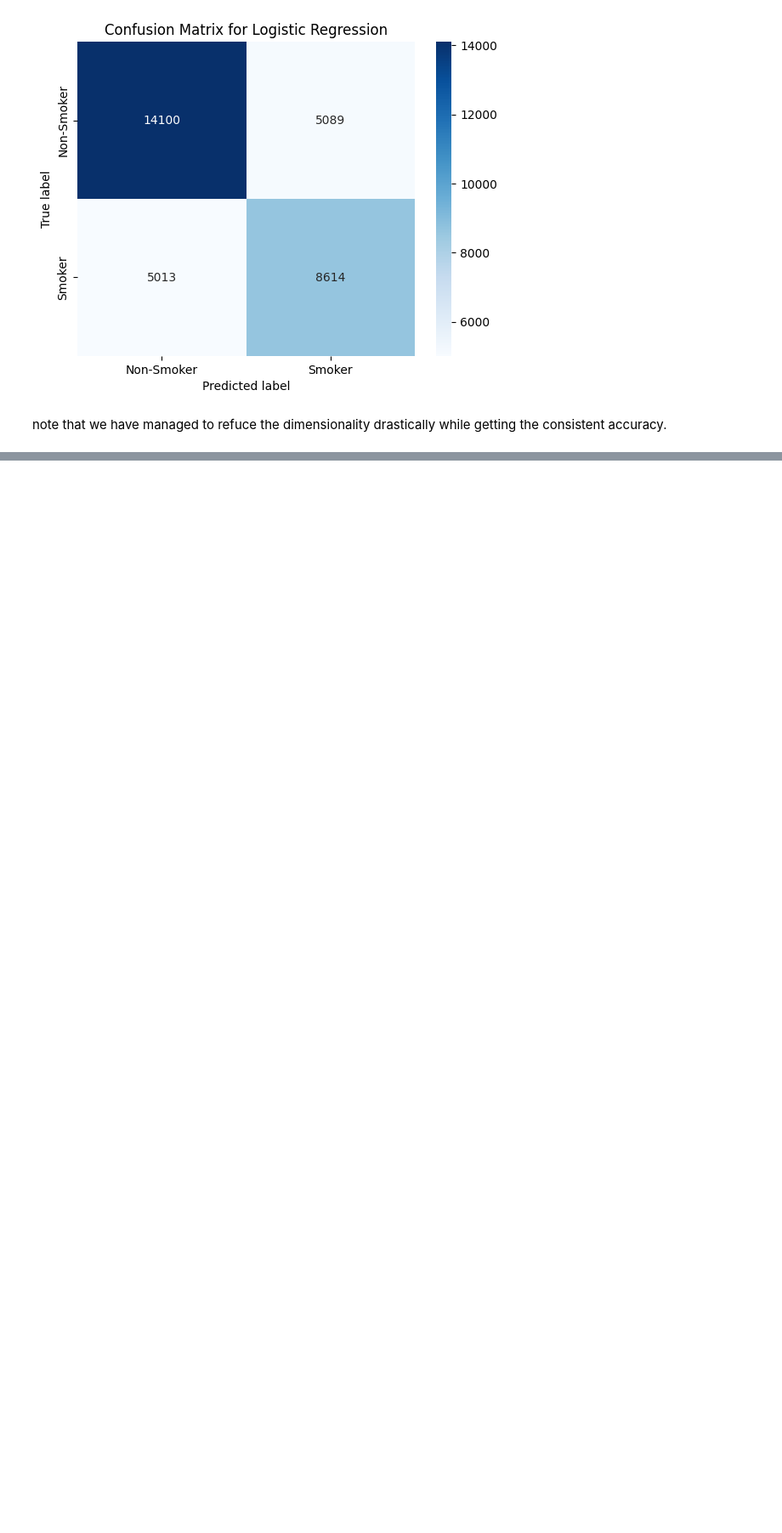
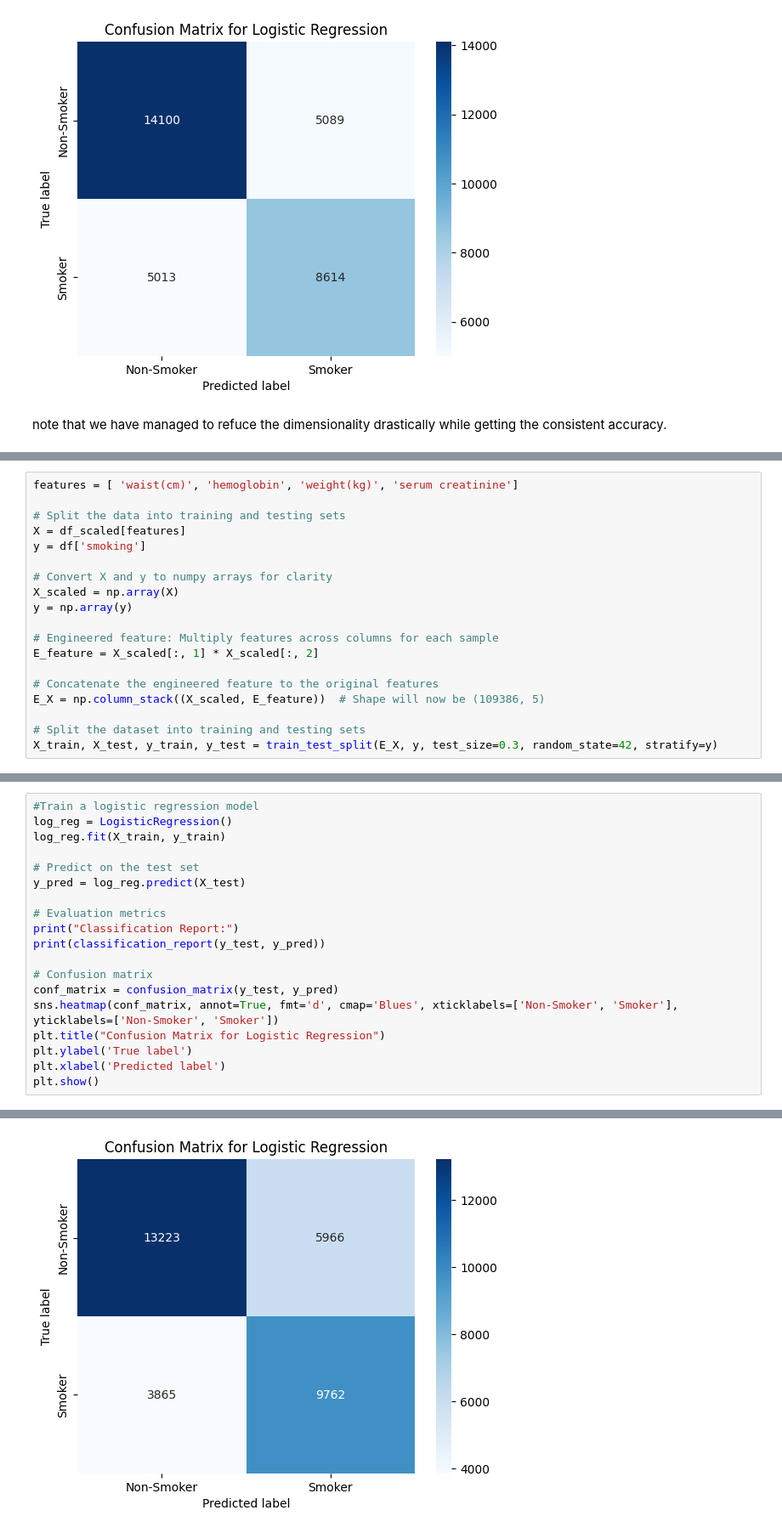
Before and after one commit to perfectdude719/machine_learning, a Jupyter notebook: assignment3/Exploratory_Analysis.ipynb, the cells around one changed output, grey strips where cells are left out. Shown: that part at 85% size. Saved outputs shown, nothing was run; the diff lists cells and outputs as text; blank space fills up the shorter version.

```diff
--- a/assignment3/Exploratory_Analysis.ipynb
+++ b/assignment3/Exploratory_Analysis.ipynb
@@ -416,0 +416,19 @@ note that we have managed to refuce the dimensionality drastically while getting
+# %%
+features = [ 'waist(cm)', 'hemoglobin', 'weight(kg)', 'serum creatinine']
+
+# Split the data into training and testing sets
+X = df_scaled[features]
+y = df['smoking']
+
+# Convert X and y to numpy arrays for clarity
+X_scaled = np.array(X)
+y = np.array(y)
+
+# Engineered feature: Multiply features across columns for each sample
+E_feature = X_scaled[:, 1] * X_scaled[:, 2]
+
+# Concatenate the engineered feature to the original features
+E_X = np.column_stack((X_scaled, E_feature))  # Shape will now be (109386, 5)
+
+# Split the dataset into training and testing sets
+X_train, X_test, y_train, y_test = train_test_split(E_X, y, test_size=0.3, random_state=42, stratify=y)
@@ -416,0 +452,20 @@ note that we have managed to refuce the dimensionality drastically while getting
+# %%
+#Train a logistic regression model
+log_reg = LogisticRegression()
+log_reg.fit(X_train, y_train)
+
+# Predict on the test set
+y_pred = log_reg.predict(X_test)
+
+# Evaluation metrics
+print("Classification Report:")
+print(classification_report(y_test, y_pred))
+
+# Confusion matrix
+conf_matrix = confusion_matrix(y_test, y_pred)
+sns.heatmap(conf_matrix, annot=True, fmt='d', cmap='Blues', xticklabels=['Non-Smoker', 'Smoker'], yticklabels=['Non-Smoker', 'Smoker'])
+plt.title("Confusion Matrix for Logistic Regression")
+plt.ylabel('True label')
+plt.xlabel('Predicted label')
+plt.show()
+# %% [output]
@@ -416,0 +481 @@ note that we have managed to refuce the dimensionality drastically while getting
+[figure, added]
```
Also changed, not shown: parts of 52 cells of this notebook, 2 other files.
